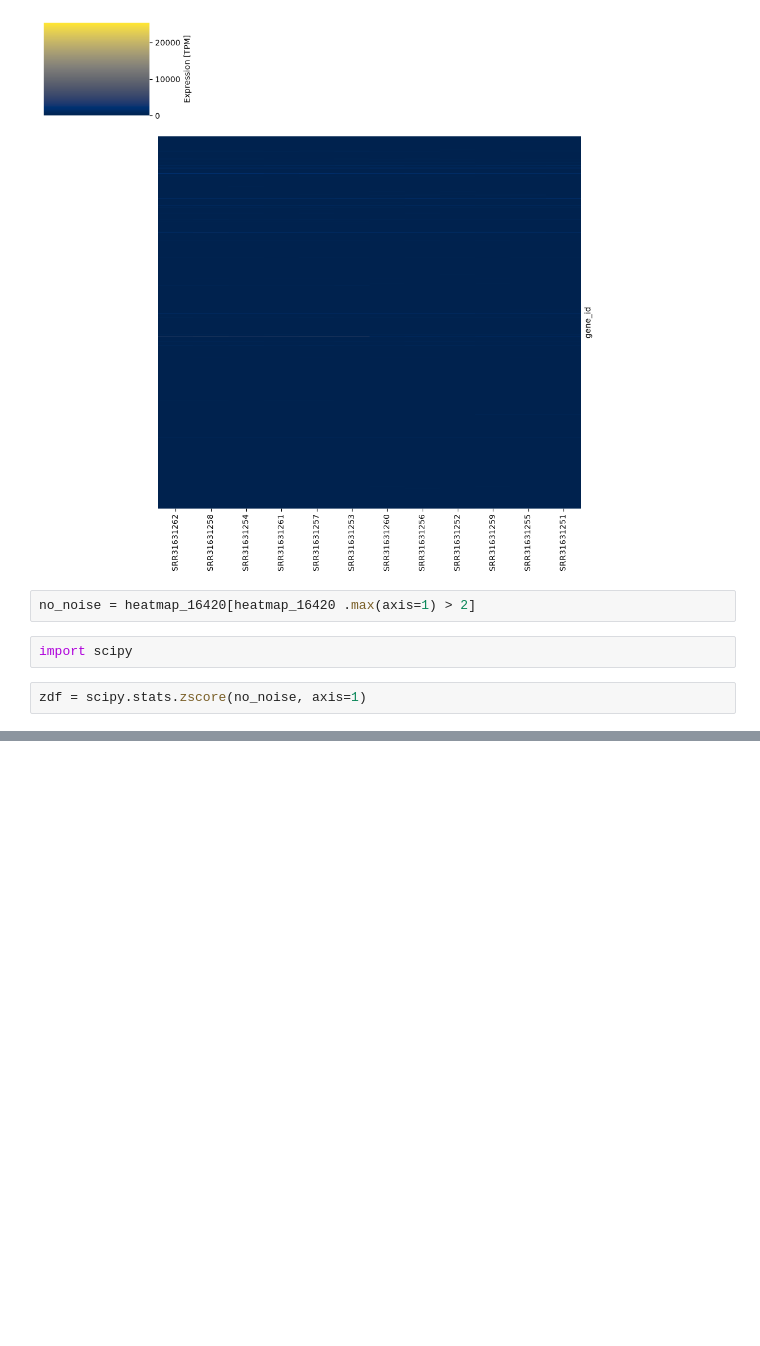
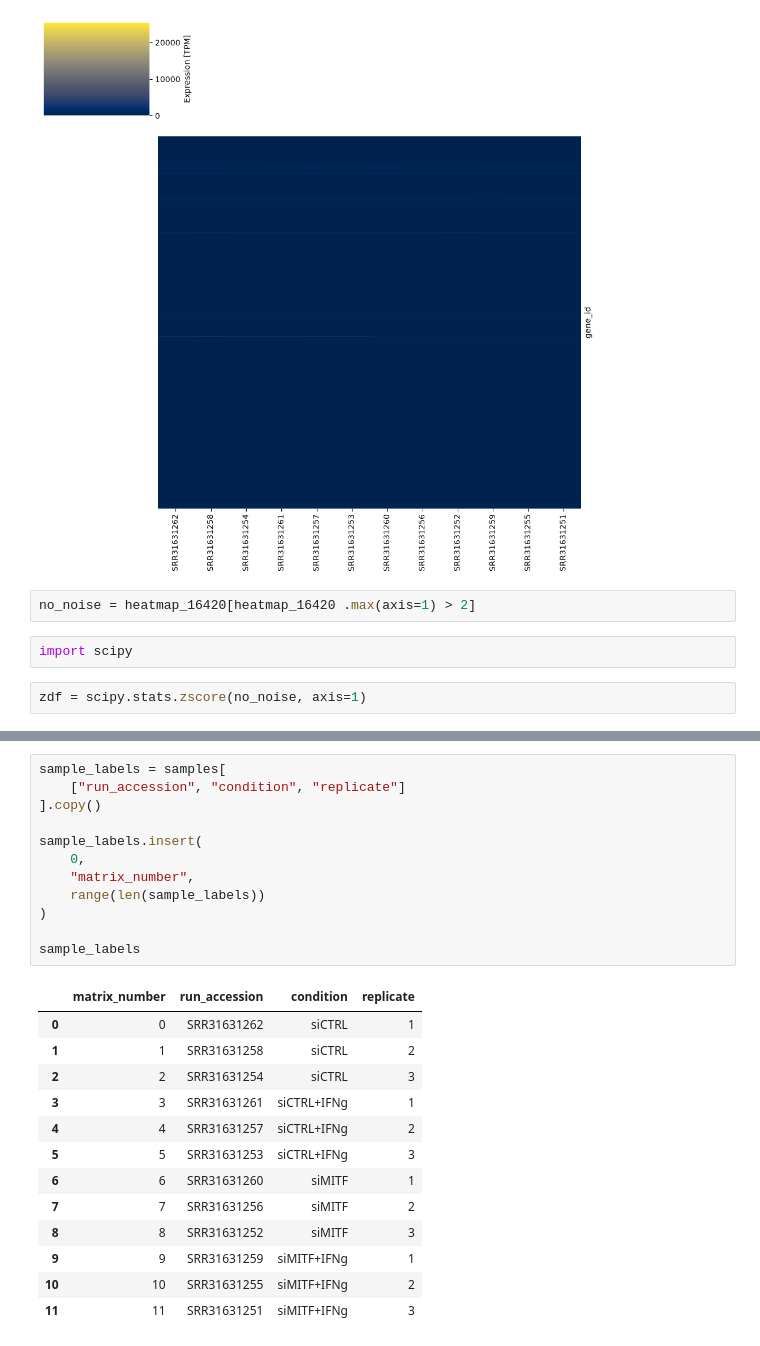
Before and after one commit to SvavaDa/GSE283655_project, a Jupyter notebook: GSE283655-simplified-data.ipynb, the cells around one changed output, grey strips where cells are left out. Saved outputs shown, nothing was run; the diff lists cells and outputs as text; blank space fills up the shorter version.

```diff
--- a/GSE283655-simplified-data.ipynb
+++ b/GSE283655-simplified-data.ipynb
@@ -1039,3 +1039,29 @@ g_zscore.savefig(
 matplotlib.pyplot.tight_layout()
 # %% [output]
 [figure]
+# %%
+sample_labels = samples[
+    ["run_accession", "condition", "replicate"]
+].copy()
+
+sample_labels.insert(
+    0,
+    "matrix_number",
+    range(len(sample_labels))
+)
+
+sample_labels
+# %% [output]
+|  | matrix_number | run_accession | condition | replicate |
+| 0 | 0 | SRR31631262 | siCTRL | 1 |
+| 1 | 1 | SRR31631258 | siCTRL | 2 |
+| 2 | 2 | SRR31631254 | siCTRL | 3 |
+| 3 | 3 | SRR31631261 | siCTRL+IFNg | 1 |
+| 4 | 4 | SRR31631257 | siCTRL+IFNg | 2 |
+| 5 | 5 | SRR31631253 | siCTRL+IFNg | 3 |
+| 6 | 6 | SRR31631260 | siMITF | 1 |
+| 7 | 7 | SRR31631256 | siMITF | 2 |
+| 8 | 8 | SRR31631252 | siMITF | 3 |
+| 9 | 9 | SRR31631259 | siMITF+IFNg | 1 |
+| 10 | 10 | SRR31631255 | siMITF+IFNg | 2 |
+| 11 | 11 | SRR31631251 | siMITF+IFNg | 3 |
```
Also changed, not shown: parts of 5 cells of this notebook.
